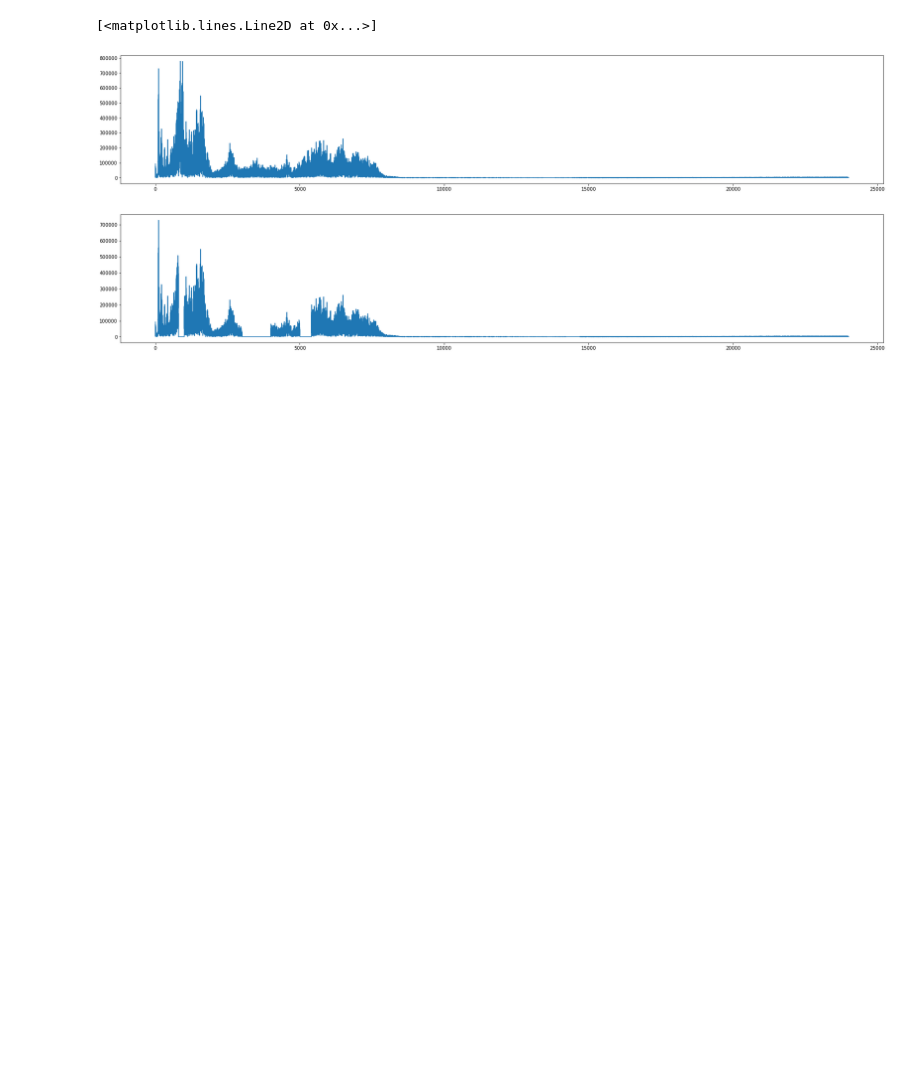
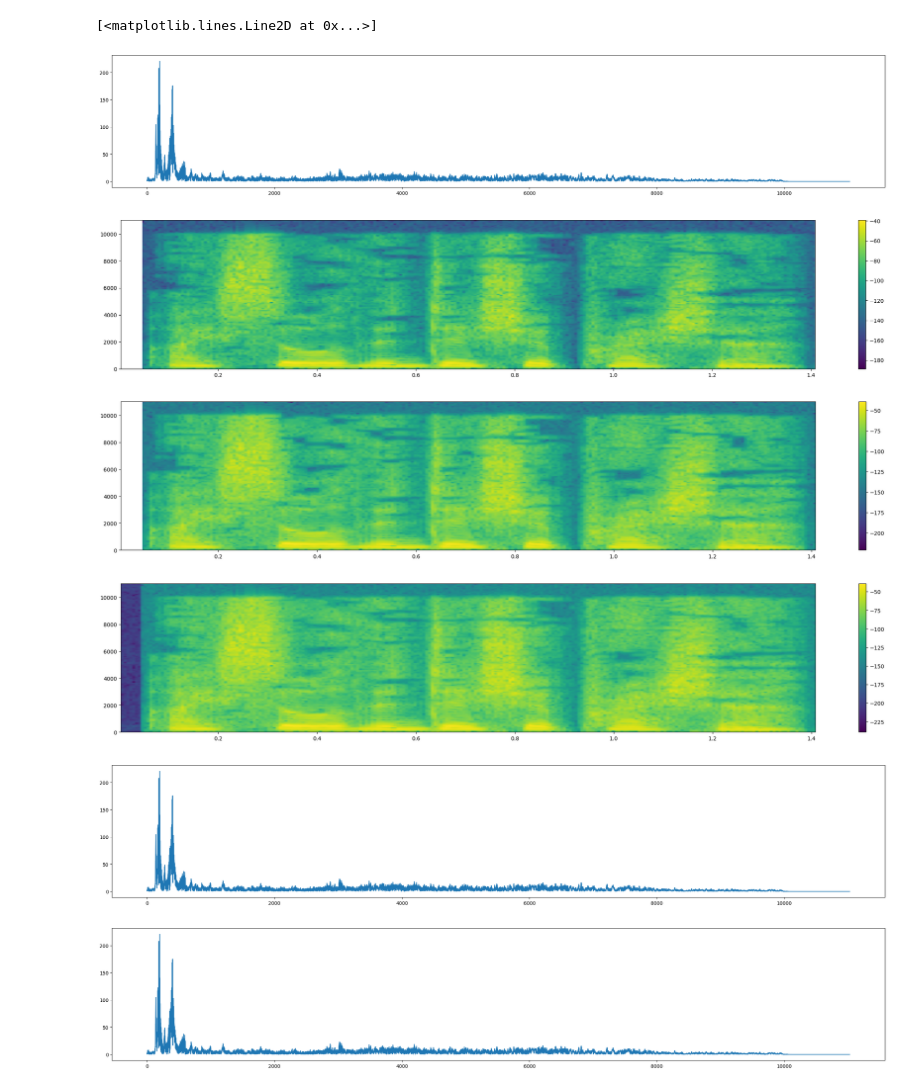
Before and after one commit to omaranwar21/Equalizer_pro, a Jupyter notebook: last_update/joooo.ipynb, the cells around one changed output. Cells and saved outputs as stored; diff of their text form; code cells hidden in the pictures; blank space fills up the shorter version.

Commit message:
graph

```diff
--- a/last_update/joooo.ipynb
+++ b/last_update/joooo.ipynb
@@ -50,13 +68,18 @@ freq= rfftfreq(len(signal),1/sampling_rate)
 
 # y_sig[index_return]=y_sig[index_return]*1
 # condition
-ranges1=[[800,1000],[3000,4000],[5000,5400]]
+# ranges1=[[10,40],[50,700],[4000,8500]]
+ranges1=[[999,1000], [2999,3000], [5999,6000]]
+
 new_mag=mag.copy()
-def drop(slider_ranges,factor_slider):
+new_magwav=magwav.copy()
+def drop(slider_ranges,factor_slider, freq, new_mag):
     for range in slider_ranges:
         index=np.where((freq>range[0])&(freq<range[1]))
 
-        triangle_window=factor_slider*scipy.signal.windows.triang(len(index))
+        # triangle_window=10**(factor_slider*scipy.signal.windows.triang(len(index)))
+        triangle_window=10**(factor_slider*np.hanning(len(index)))
+        # triangle_window=(factor_slider*np.hanning(len(index)))
 
         for i ,itr in zip(index,triangle_window):
             new_mag[i]=new_mag[i]*itr
@@ -67,7 +90,16 @@ def drop(slider_ranges,factor_slider):
 
             # print(i)
 
-drop(ranges1,0)
+drop(ranges1,0, freq, new_mag)
+drop(ranges1,0, freq2, new_magwav)
+
+def invers (new_mag,phase):
+    y2=np.multiply(new_mag,np.exp(1j*phase))
+    inv_fourier_signal = np.real(scipy.fft.irfft(y2))
+    return inv_fourier_signal
+
+signalmp3back = invers(new_mag, phase)
+signalwavback = invers(new_magwav, phasewav)
 
 
 
@@ -89,12 +121,39 @@ drop(ranges1,0)
     #     c[i]=c[i]*2
 # print(ranges1[0][1])
 # %%
+# plt.figure(figsize=(29,5))
+# librosa.display.specshow(new_mag)
+
+
 plt.figure(figsize=(29,5))
 plt.plot(freq,mag)
+plt.figure(figsize=(29,5))
+plt.specgram(signal, Fs = sampling_rate)
+plt.colorbar()
+plt.figure(figsize=(29,5))
+plt.specgram(signalwav, Fs = sampling_ratewav)
+plt.colorbar()
+
+plt.figure(figsize=(29,5))
+plt.specgram(signalmp3back, Fs = sampling_rate)
+plt.colorbar()
 
 plt.figure(figsize=(29,5))
 plt.plot(freq,new_mag)
+
+plt.figure(figsize=(29,5))
+plt.plot(freq2,magwav)
+plt.figure(figsize=(29,5))
+plt.specgram(signalwavback, Fs = sampling_ratewav)
+plt.colorbar()
+
+plt.figure(figsize=(29,5))
+plt.plot(freq2,new_magwav)
 # %% [output]
 [<matplotlib.lines.Line2D at 0x...>]
-[figure, old version]
+[figure, new version]
-[figure, old version]
+[figure, new version]
+[figure, added]
+[figure, added]
+[figure, added]
+[figure, added]
```
Also changed, not shown: parts of 10 cells of this notebook, 16 other files.
